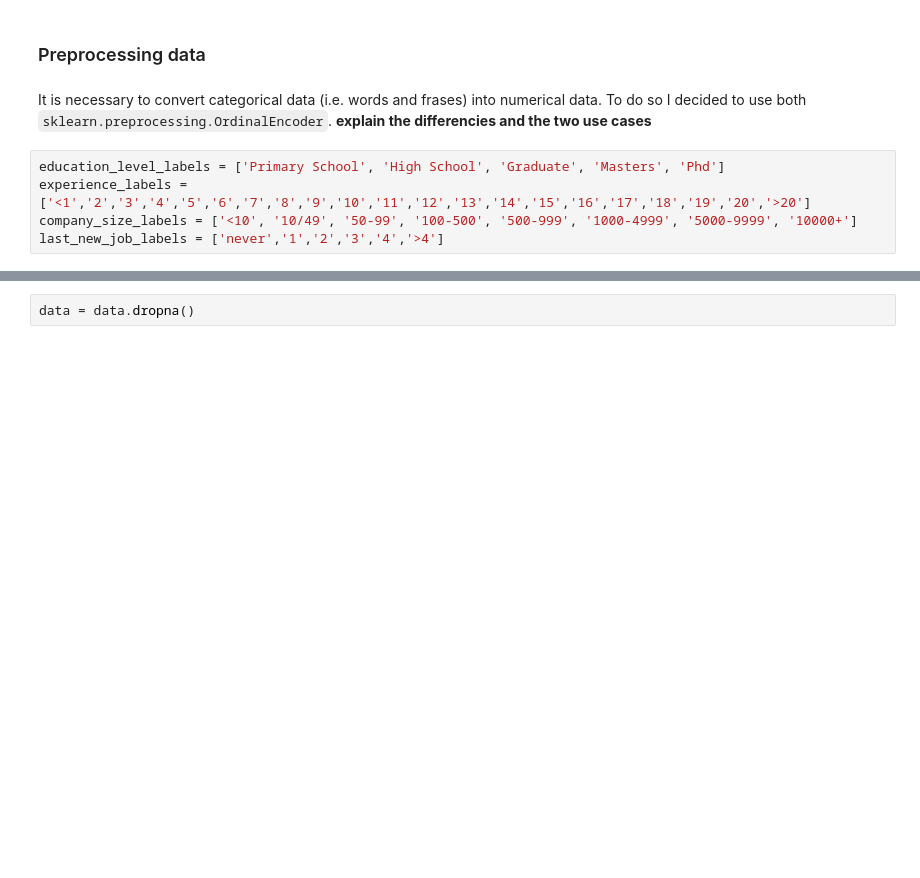
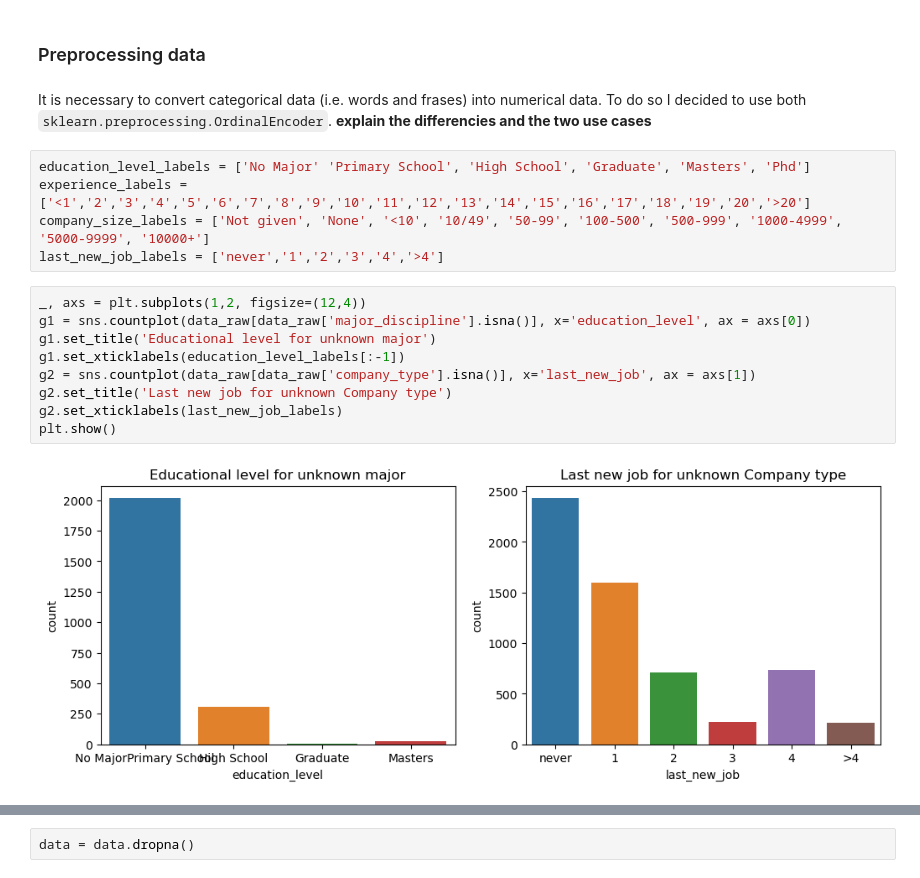
Before and after one commit to teob97/xtream-ai-assignment, a Jupyter notebook: challenge_1.ipynb, the cells around one changed output, grey strips where cells are left out. Drawn from its saved outputs; the diff is of its cells as text; blank space fills up the shorter version.

```diff
--- a/challenge_1.ipynb
+++ b/challenge_1.ipynb
@@ -111,8 +112,19 @@ This does not appear to be an advantageous choice because more than half of the
 It is necessary to convert categorical data (i.e. words and frases) into numerical data. To do so I decided to use both `sklearn.preprocessing.OrdinalEncoder`.
 **explain the differencies and the two use cases**
 # %%
-education_level_labels = ['Primary School', 'High School', 'Graduate', 'Masters', 'Phd']
+education_level_labels = ['No Major' 'Primary School', 'High School', 'Graduate', 'Masters', 'Phd']
 experience_labels = ['<1','2','3','4','5','6','7','8','9','10','11','12','13','14','15','16','17','18','19','20','>20']
-company_size_labels = ['<10', '10/49', '50-99', '100-500', '500-999', '1000-4999', '5000-9999', '10000+']
+company_size_labels = ['Not given', 'None', '<10', '10/49', '50-99', '100-500', '500-999', '1000-4999', '5000-9999', '10000+']
 last_new_job_labels = ['never','1','2','3','4','>4']
+# %%
+_, axs = plt.subplots(1,2, figsize=(12,4))
+g1 = sns.countplot(data_raw[data_raw['major_discipline'].isna()], x='education_level', ax = axs[0])
+g1.set_title('Educational level for unknown major')
+g1.set_xticklabels(education_level_labels[:-1])
+g2 = sns.countplot(data_raw[data_raw['company_type'].isna()], x='last_new_job', ax = axs[1])
+g2.set_title('Last new job for unknown Company type')
+g2.set_xticklabels(last_new_job_labels)
+plt.show()
+# %% [output]
+[figure, added]
 # %%
```
Also changed, not shown: parts of 19 cells of this notebook.
